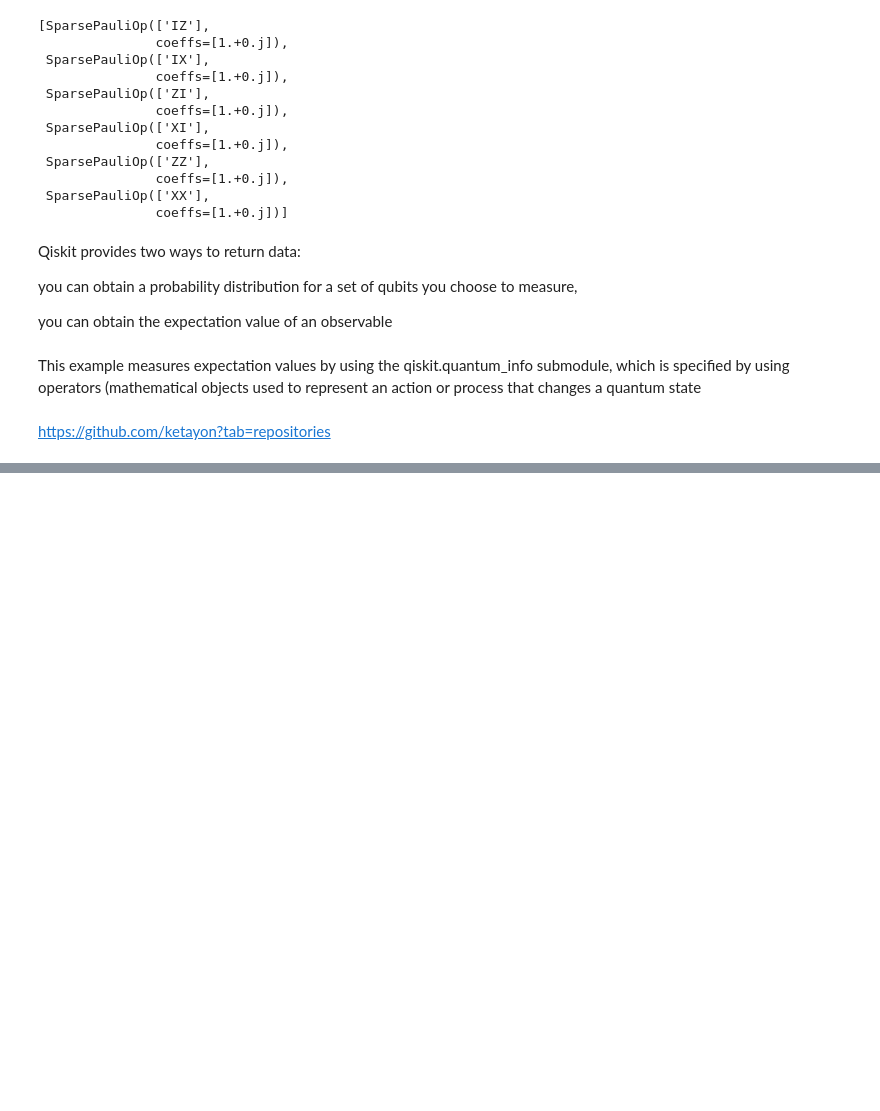
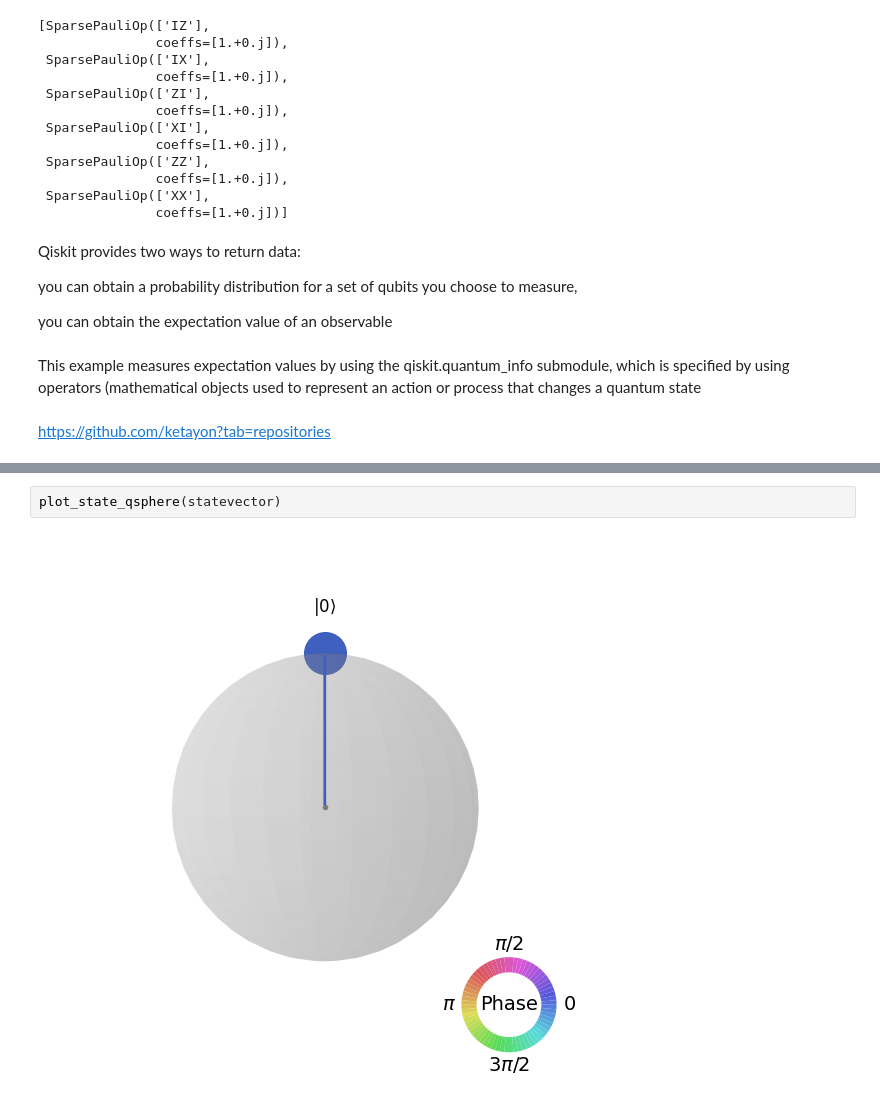
Before and after one commit to SAMANTA1401/Q_computing, a Jupyter notebook: qiskit/experiment.ipynb, the cells around one changed output, grey strips where cells are left out. Saved outputs shown, nothing was run; the diff lists cells and outputs as text; blank space fills up the shorter version.

```diff
--- a/qiskit/experiment.ipynb
+++ b/qiskit/experiment.ipynb
@@ -64,0 +114,4 @@ https://github.com/ketayon?tab=repositories
+# %%
+plot_state_qsphere(statevector)
+# %% [output]
+[figure, added]
```
Also changed, not shown: parts of 17 cells of this notebook, 1 other file.
